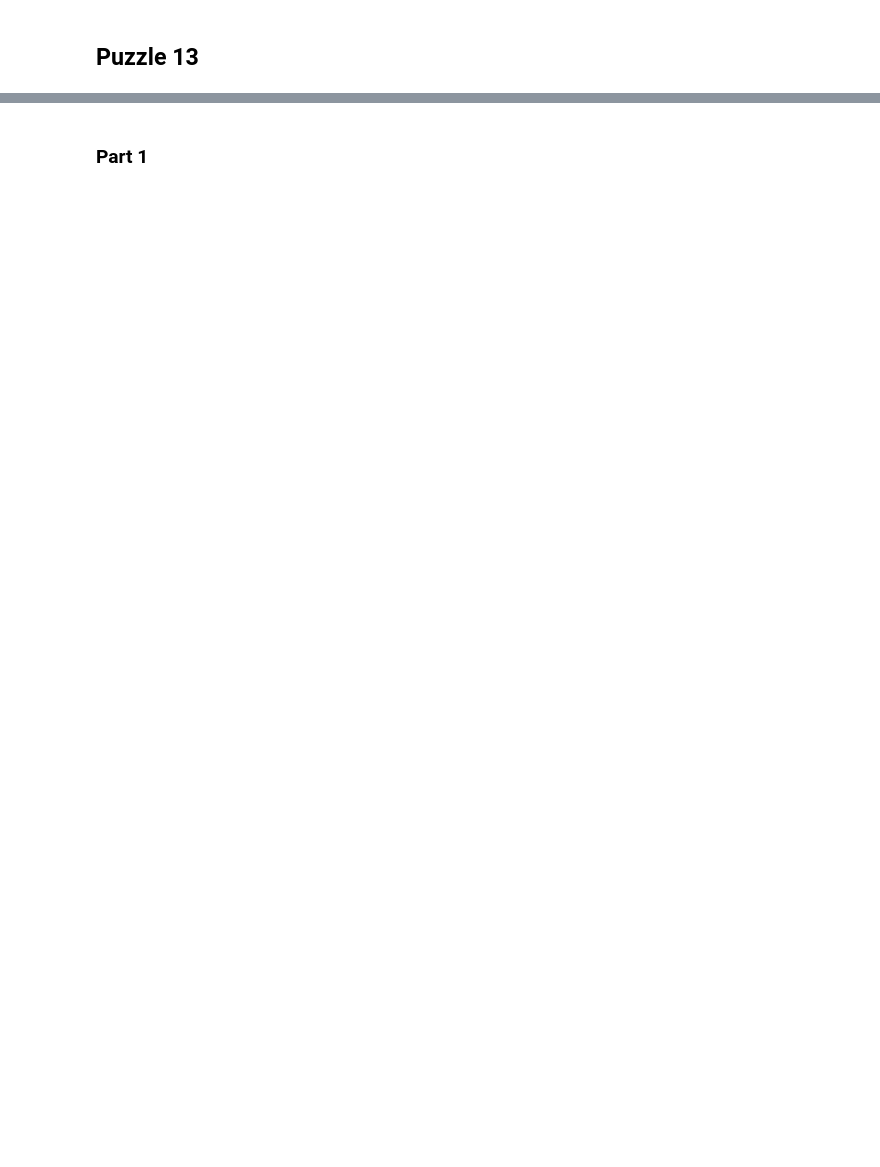
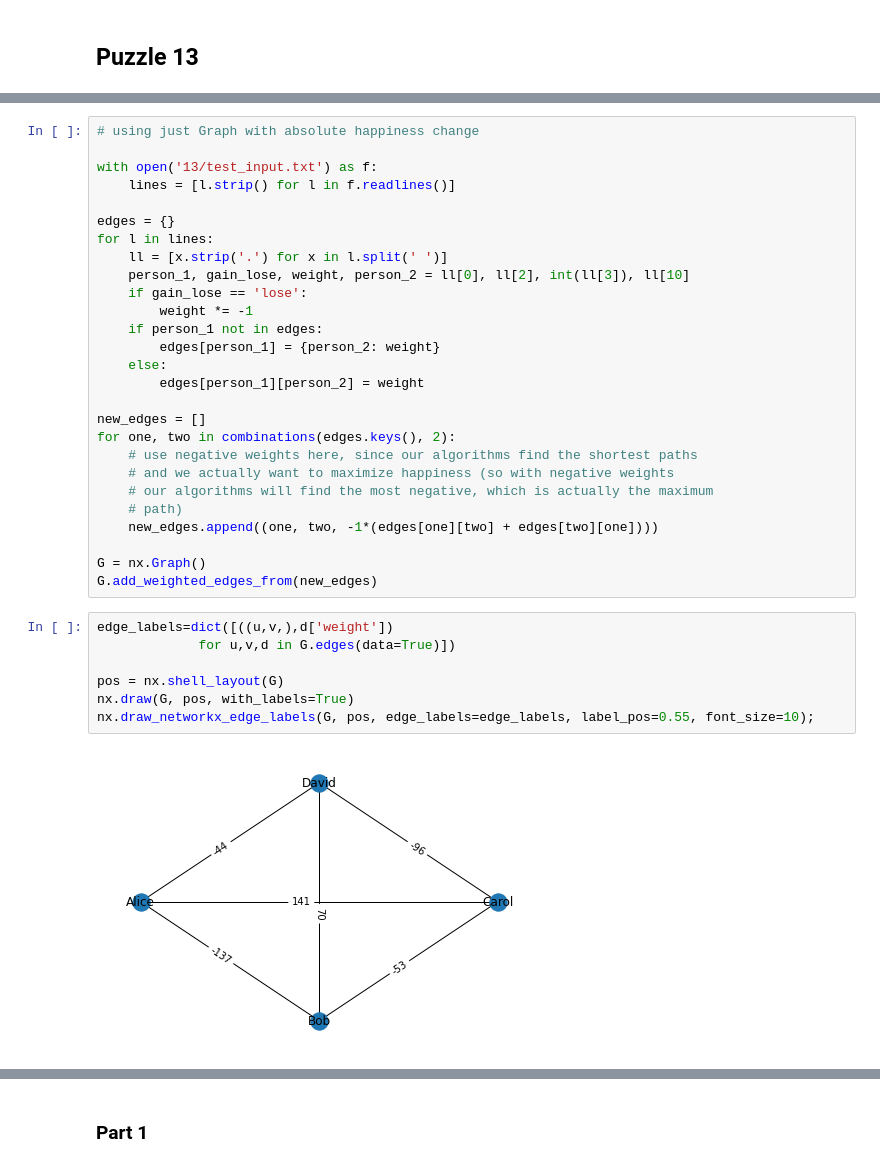
Before and after one commit to jat255/advent_of_code, a Jupyter notebook: 2015.ipynb, the cells around one changed output, grey strips where cells are left out. Drawn from its saved outputs; the diff is of its cells as text; blank space fills up the shorter version.

```diff
--- a/2015.ipynb
+++ b/2015.ipynb
@@ -974,0 +1146,36 @@ cqkaabcc
+# %%
+# using just Graph with absolute happiness change
+
+with open('13/test_input.txt') as f:
+    lines = [l.strip() for l in f.readlines()]
+
+edges = {}
+for l in lines:
+    ll = [x.strip('.') for x in l.split(' ')]
+    person_1, gain_lose, weight, person_2 = ll[0], ll[2], int(ll[3]), ll[10]
+    if gain_lose == 'lose':
+        weight *= -1
+    if person_1 not in edges:
+        edges[person_1] = {person_2: weight}
+    else:
+        edges[person_1][person_2] = weight
+
+new_edges = []
+for one, two in combinations(edges.keys(), 2):
+    # use negative weights here, since our algorithms find the shortest paths
+    # and we actually want to maximize happiness (so with negative weights
+    # our algorithms will find the most negative, which is actually the maximum
+    # path)
+    new_edges.append((one, two, -1*(edges[one][two] + edges[two][one])))
+
+G = nx.Graph()
+G.add_weighted_edges_from(new_edges)
+# %%
+edge_labels=dict([((u,v,),d['weight'])
+             for u,v,d in G.edges(data=True)])
+
+pos = nx.shell_layout(G)
+nx.draw(G, pos, with_labels=True)
+nx.draw_networkx_edge_labels(G, pos, edge_labels=edge_labels, label_pos=0.55, font_size=10);
+# %% [output]
+[figure, added]
```
Also changed, not shown: parts of 22 cells of this notebook, 4 other files.
